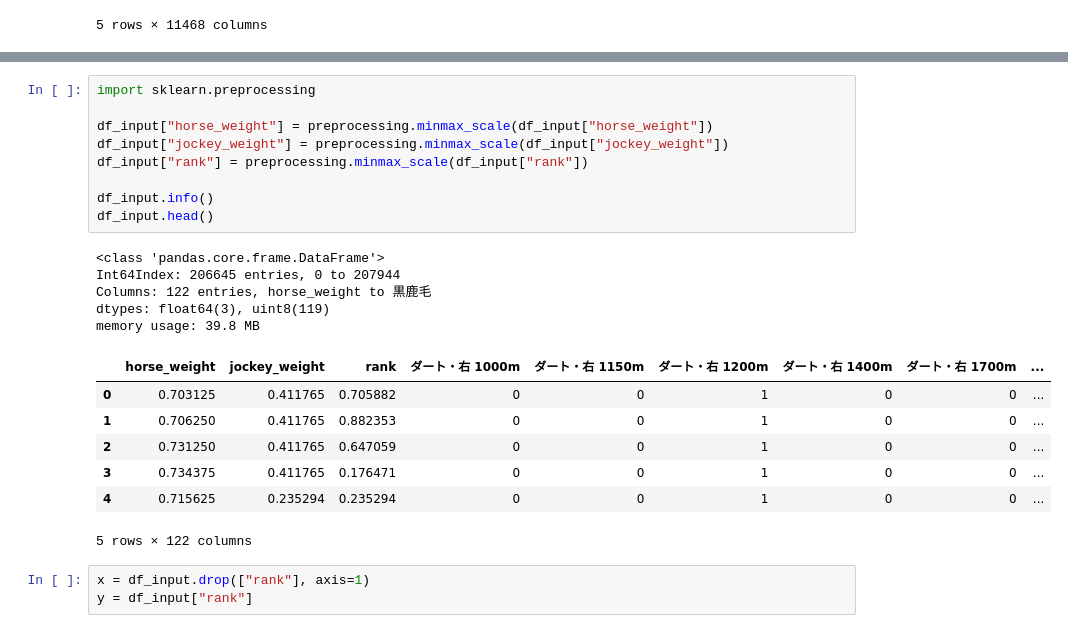
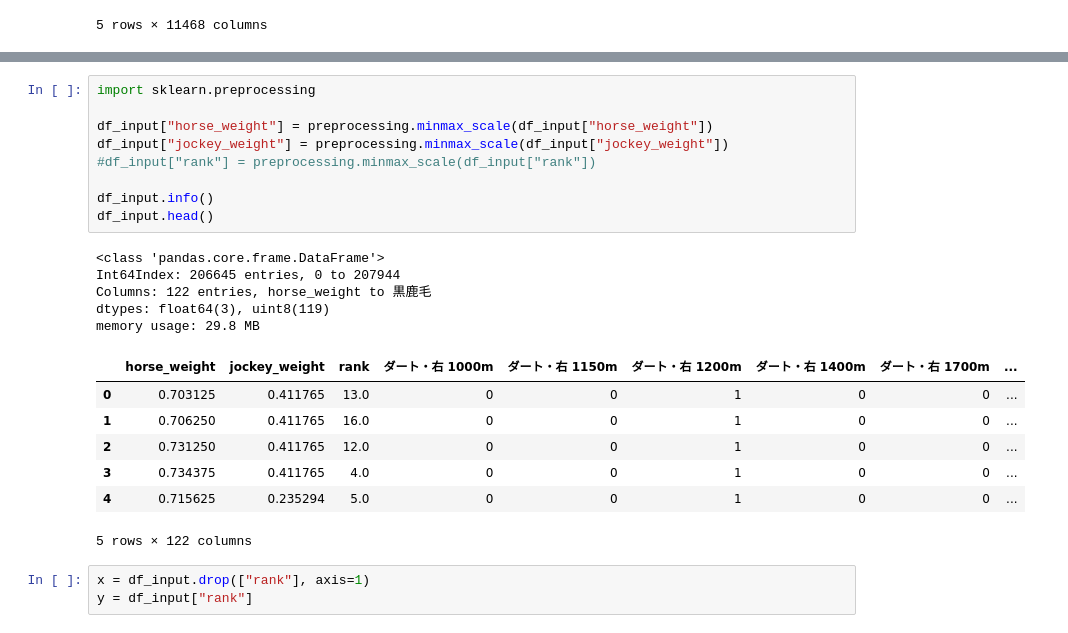
Before and after one commit to u6k/ml-sandbox, a Jupyter notebook: predict_horse_racing.1.ipynb, the cells around one changed output, grey strips where cells are left out. Drawn from its saved outputs; the diff is of its cells as text.

```diff
--- a/predict_horse_racing.1.ipynb
+++ b/predict_horse_racing.1.ipynb
@@ -446,24 +446,24 @@ memory usage: 39.8 MB
 # %%
 import sklearn.preprocessing
 
 df_input["horse_weight"] = preprocessing.minmax_scale(df_input["horse_weight"])
 df_input["jockey_weight"] = preprocessing.minmax_scale(df_input["jockey_weight"])
-df_input["rank"] = preprocessing.minmax_scale(df_input["rank"])
+#df_input["rank"] = preprocessing.minmax_scale(df_input["rank"])
 
 df_input.info()
 df_input.head()
 # %% [output]
 <class 'pandas.core.frame.DataFrame'>
 Int64Index: 206645 entries, 0 to 207944
 Columns: 122 entries, horse_weight to 黒鹿毛
 dtypes: float64(3), uint8(119)
-memory usage: 39.8 MB
+memory usage: 29.8 MB
 |  | horse_weight | jockey_weight | rank | ダート・右 1000m | ダート・右 1150m | ダート・右 1200m | ダート・右 1400m | ダート・右 1700m | ... |
-| 0 | 0.703125 | 0.411765 | 0.705882 | 0 | 0 | 1 | 0 | 0 | ... |
-| 1 | 0.706250 | 0.411765 | 0.882353 | 0 | 0 | 1 | 0 | 0 | ... |
-| 2 | 0.731250 | 0.411765 | 0.647059 | 0 | 0 | 1 | 0 | 0 | ... |
-| 3 | 0.734375 | 0.411765 | 0.176471 | 0 | 0 | 1 | 0 | 0 | ... |
-| 4 | 0.715625 | 0.235294 | 0.235294 | 0 | 0 | 1 | 0 | 0 | ... |
+| 0 | 0.703125 | 0.411765 | 13.0 | 0 | 0 | 1 | 0 | 0 | ... |
+| 1 | 0.706250 | 0.411765 | 16.0 | 0 | 0 | 1 | 0 | 0 | ... |
+| 2 | 0.731250 | 0.411765 | 12.0 | 0 | 0 | 1 | 0 | 0 | ... |
+| 3 | 0.734375 | 0.411765 | 4.0 | 0 | 0 | 1 | 0 | 0 | ... |
+| 4 | 0.715625 | 0.235294 | 5.0 | 0 | 0 | 1 | 0 | 0 | ... |
 5 rows × 122 columns
 # %%
 x = df_input.drop(["rank"], axis=1)
```
Also changed, not shown: parts of 5 cells of this notebook.
